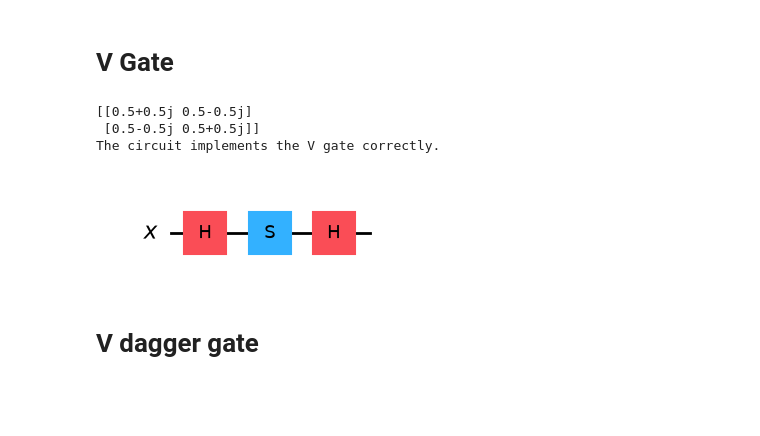
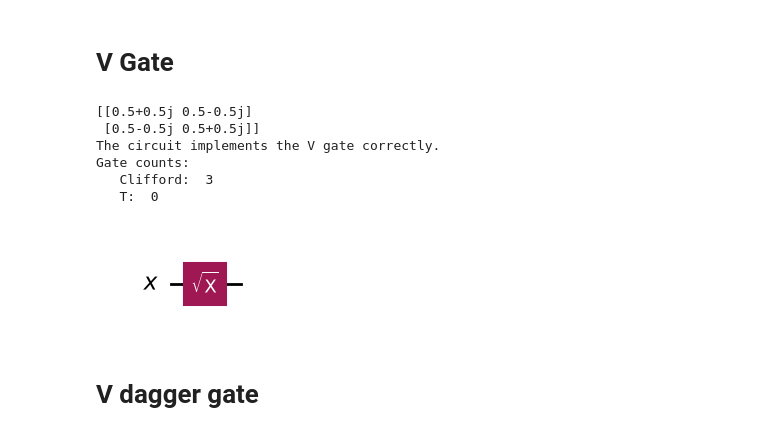
Before and after one commit to lincolnajohnston/Quantum-NTE, a Jupyter notebook: Elementary_circuits/subarithmetic_circuits_tests.ipynb, the cells around one changed output. Cells and saved outputs as stored; diff of their text form; code cells hidden in the pictures; blank space fills up the shorter version.

Commit message:
elementary gate options for the explicit circuit designs, homemade integer comparator gate

```diff
--- a/Elementary_circuits/subarithmetic_circuits_tests.ipynb
+++ b/Elementary_circuits/subarithmetic_circuits_tests.ipynb
@@ -18,25 +18,29 @@ These are the implementations for the "sub-arithmetic" gates, gates needed to do
 # %%
 x = QuantumRegister(1, 'x') # main qubits being acted on
 
 qc = QuantumCircuit(x)
 
 gate_counts = [0, 0] # [clifford_count, t_count]
-subarithmetic_circuits.V_gate(qc, x, gate_counts)
+subarithmetic_circuits.V_gate(qc, x, gate_counts, gate_types="single")
 
 # get the unitary of the circuit
 U = Operator(qc).data
 print(U)
 if(np.allclose(U, np.array([[0.5+0.5j, 0.5-0.5j], [0.5-0.5j, 0.5+0.5j]]))):
     print("The circuit implements the V gate correctly.")
 else:
     raise ValueError("The circuit does not implement the V gate correctly.")
 
+print("Gate counts: \n", "  Clifford: ", gate_counts[0], "\n   T: ", gate_counts[1])
 qc.draw('mpl')
 # %% [output]
 [[0.5+0.5j 0.5-0.5j]
  [0.5-0.5j 0.5+0.5j]]
 The circuit implements the V gate correctly.
+Gate counts:
+   Clifford:  3
+   T:  0
-[figure, old version]
+[figure, new version]
 # %% [markdown]
 # V dagger gate
 # %%
```
Also changed, not shown: 5 other files.
